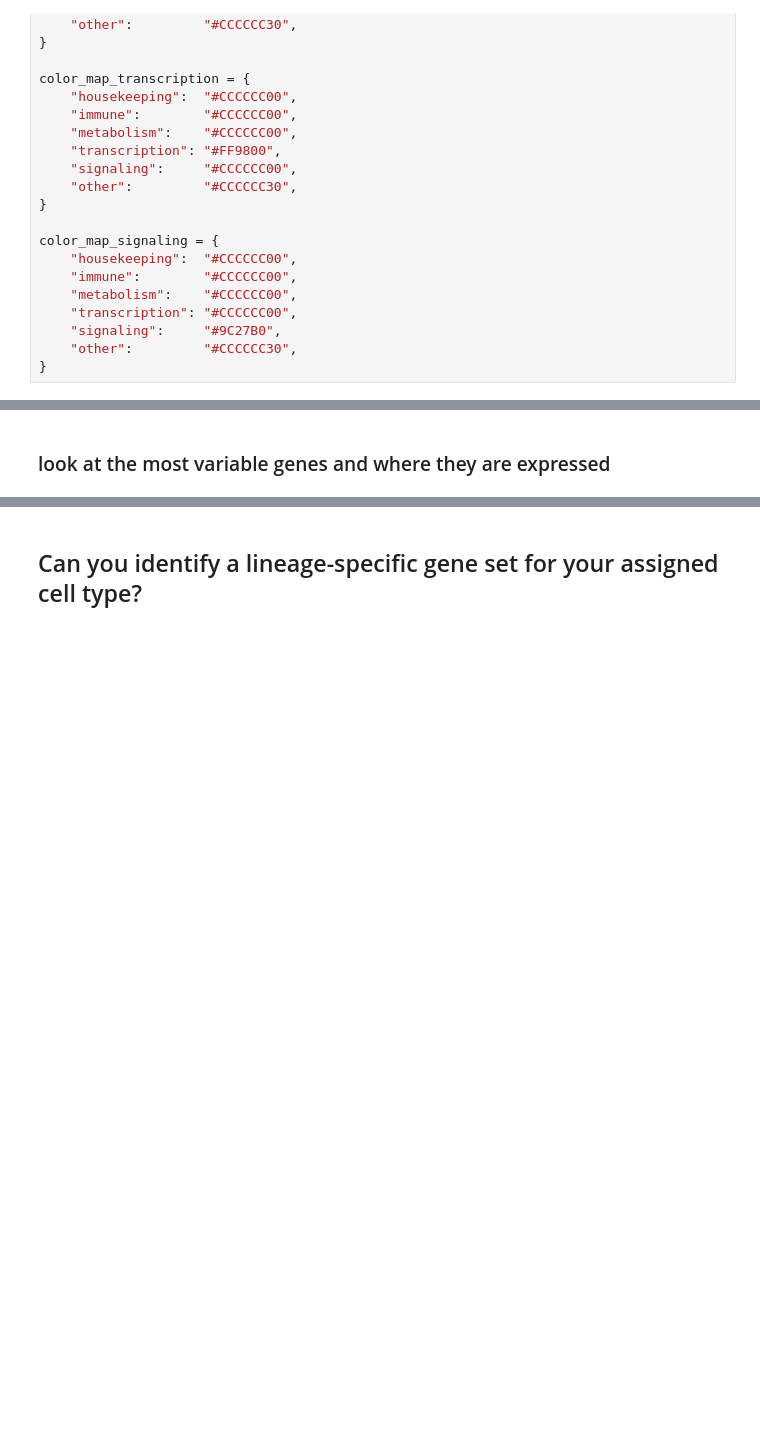
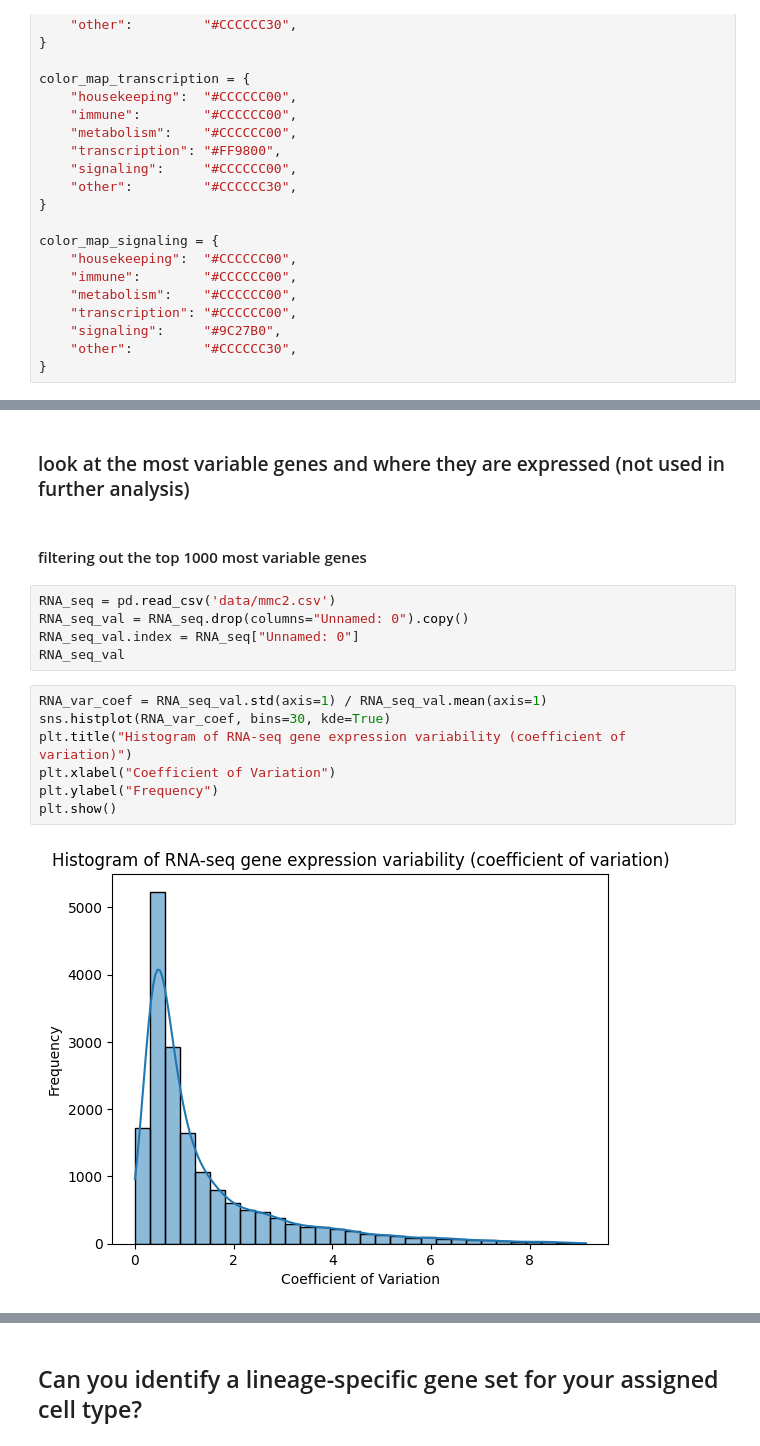
Before and after one commit to datascience-mobi-2026/topic04_team03, a Jupyter notebook: jupyter_tilmann_2.ipynb, the cells around one changed output, grey strips where cells are left out. Saved outputs shown, nothing was run; the diff lists cells and outputs as text; blank space fills up the shorter version.

```diff
--- a/jupyter_tilmann_2.ipynb
+++ b/jupyter_tilmann_2.ipynb
@@ -680,2 +807,18 @@ plt.show()
 # %% [markdown]
-### look at the most variable genes and where they are expressed
+### look at the most variable genes and where they are expressed (not used in further analysis)
+# %% [markdown]
+#### filtering out the top 1000 most variable genes
+# %%
+RNA_seq = pd.read_csv('data/mmc2.csv')
+RNA_seq_val = RNA_seq.drop(columns="Unnamed: 0").copy()
+RNA_seq_val.index = RNA_seq["Unnamed: 0"]
+RNA_seq_val
+# %%
+RNA_var_coef = RNA_seq_val.std(axis=1) / RNA_seq_val.mean(axis=1)
+sns.histplot(RNA_var_coef, bins=30, kde=True)
+plt.title("Histogram of RNA-seq gene expression variability (coefficient of variation)")
+plt.xlabel("Coefficient of Variation")
+plt.ylabel("Frequency")
+plt.show()
+# %% [output]
+[figure, added]
```
Also changed, not shown: parts of 25 cells of this notebook, 2 other files.
